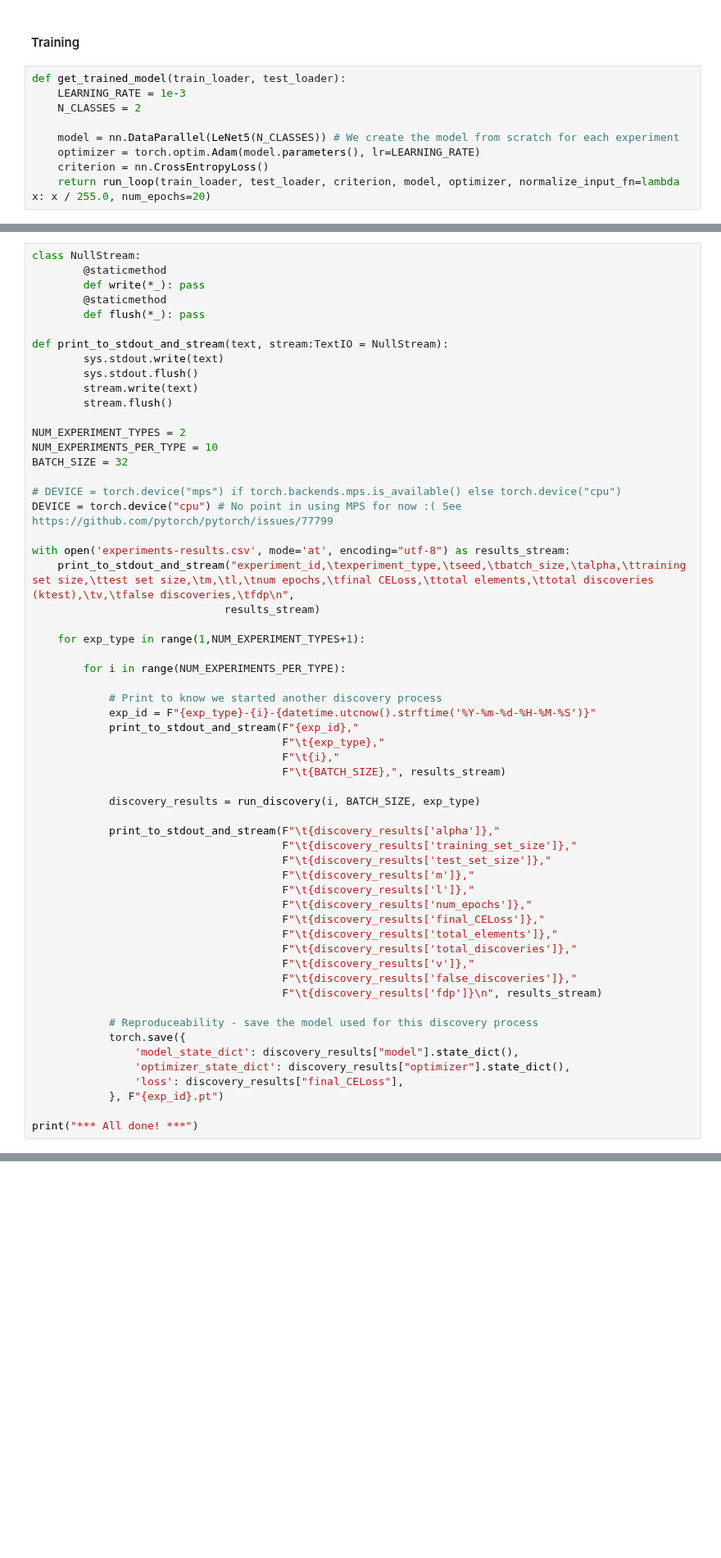
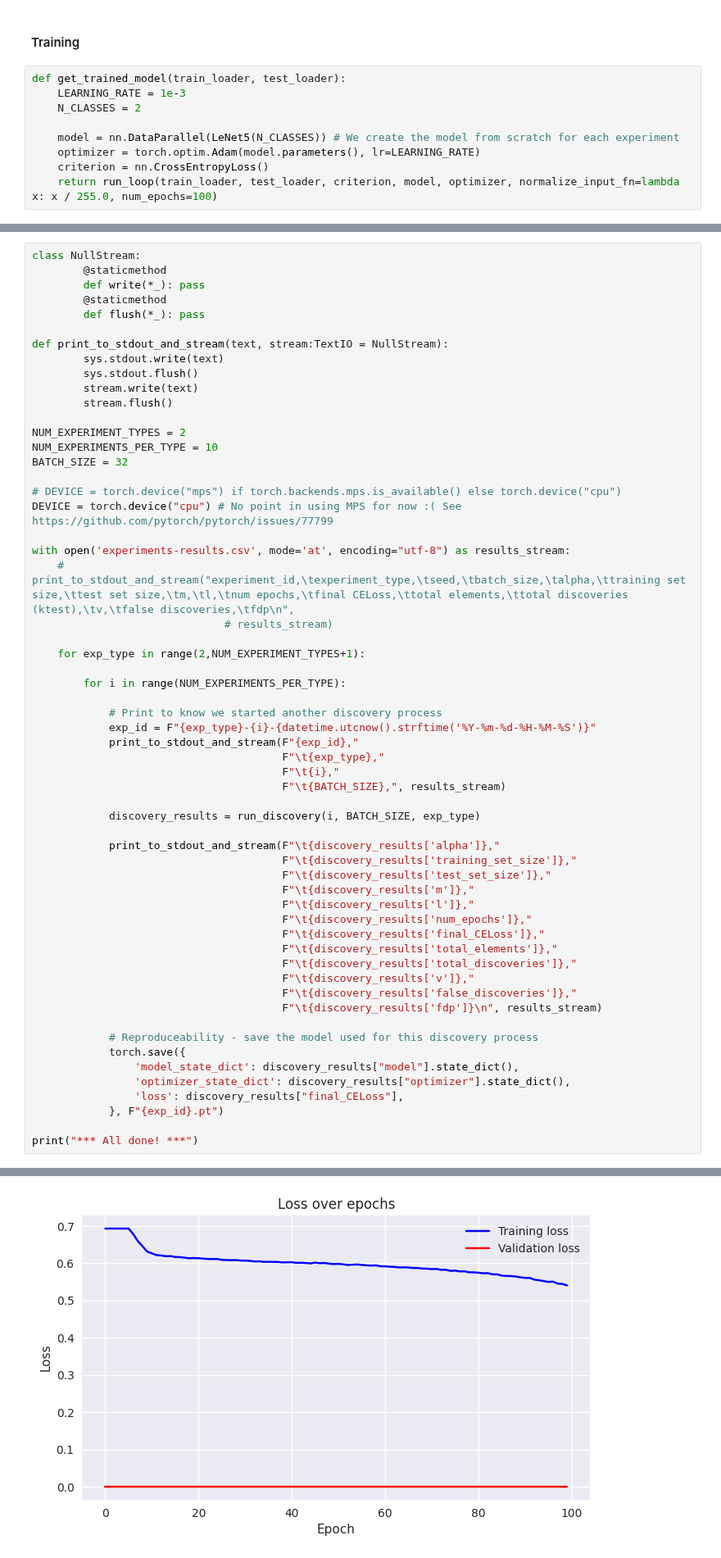
Before and after one commit to danielputerman/thesis, a Jupyter notebook: thesis.ipynb, the cells around one changed output, grey strips where cells are left out. Shown at 82% size. Drawn from its saved outputs; the diff is of its cells as text; blank space fills up the shorter version.

Commit message:
simulations with 100 epochs, + removed irrelevant file from being tracked

```diff
--- a/thesis.ipynb
+++ b/thesis.ipynb
@@ -292,7 +292,7 @@ def get_trained_model(train_loader, test_loader):
     model = nn.DataParallel(LeNet5(N_CLASSES)) # We create the model from scratch for each experiment
     optimizer = torch.optim.Adam(model.parameters(), lr=LEARNING_RATE)
     criterion = nn.CrossEntropyLoss()
-    return run_loop(train_loader, test_loader, criterion, model, optimizer, normalize_input_fn=lambda x: x / 255.0, num_epochs=20)
+    return run_loop(train_loader, test_loader, criterion, model, optimizer, normalize_input_fn=lambda x: x / 255.0, num_epochs=100)
 # %%
 class ConcatDataset(torch.utils.data.Dataset):
     def __init__(self, datasetA, datasetB):
@@ -517,10 +517,10 @@ BATCH_SIZE = 32
 DEVICE = torch.device("cpu") # No point in using MPS for now :( See https://github.com/pytorch/pytorch/issues/77799
 
 with open('experiments-results.csv', mode='at', encoding="utf-8") as results_stream:
-    print_to_stdout_and_stream("experiment_id,\texperiment_type,\tseed,\tbatch_size,\talpha,\ttraining set size,\ttest set size,\tm,\tl,\tnum epochs,\tfinal CELoss,\ttotal elements,\ttotal discoveries (ktest),\tv,\tfalse discoveries,\tfdp\n",
-                              results_stream)
+    # print_to_stdout_and_stream("experiment_id,\texperiment_type,\tseed,\tbatch_size,\talpha,\ttraining set size,\ttest set size,\tm,\tl,\tnum epochs,\tfinal CELoss,\ttotal elements,\ttotal discoveries (ktest),\tv,\tfalse discoveries,\tfdp\n",
+                              # results_stream)
 
-    for exp_type in range(1,NUM_EXPERIMENT_TYPES+1):
+    for exp_type in range(2,NUM_EXPERIMENT_TYPES+1):
 
         for i in range(NUM_EXPERIMENTS_PER_TYPE):
 
@@ -579,0 +579 @@ experiment_id,  experiment_type,        seed,   batch_size,     alpha,  training
+[figure, added]
```
Also changed, not shown: parts of 1 cell of this notebook, 20 other files.
